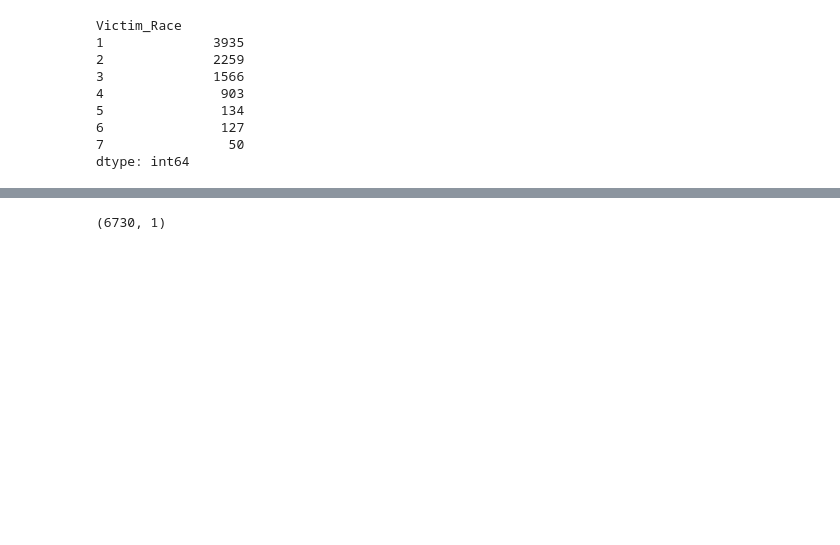
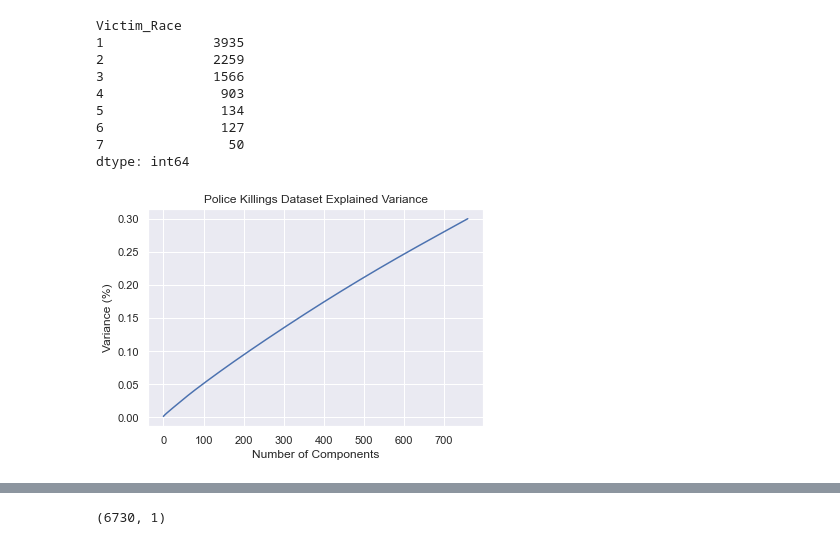
Before and after one commit to TamaraGR/Police_Violence_Analysis, a Jupyter notebook: Police_Violence_PCA.ipynb, the cells around one changed output, grey strips where cells are left out. Cells and saved outputs as stored; diff of their text form; code cells hidden in the pictures; blank space fills up the shorter version.

```diff
--- a/Police_Violence_PCA.ipynb
+++ b/Police_Violence_PCA.ipynb
@@ -357,17 +357,19 @@ dtype: int64
 # %%
 X_std = StandardScaler().fit_transform(killings_encoded)
 pca = PCA(n_components=.3)
 
 # Plot the explained variances
 principalComponents = pca.fit_transform(X_std)
 
-Plotting the Cumulative Summation of the Explained Variance
+# Plotting the Cumulative Summation of the Explained Variance
 plt.figure()
 plt.plot(np.cumsum(pca.explained_variance_ratio_))
 plt.xlabel('Number of Components')
 plt.ylabel('Variance (%)') #for each component
 plt.title('Police Killings Dataset Explained Variance')
 plt.show()
+# %% [output]
+[figure, added]
 # %%
 pca = PCA(n_components=200)
 principalComponents = pca.fit_transform(X_std)
```
Also changed, not shown: parts of 14 cells of this notebook.
